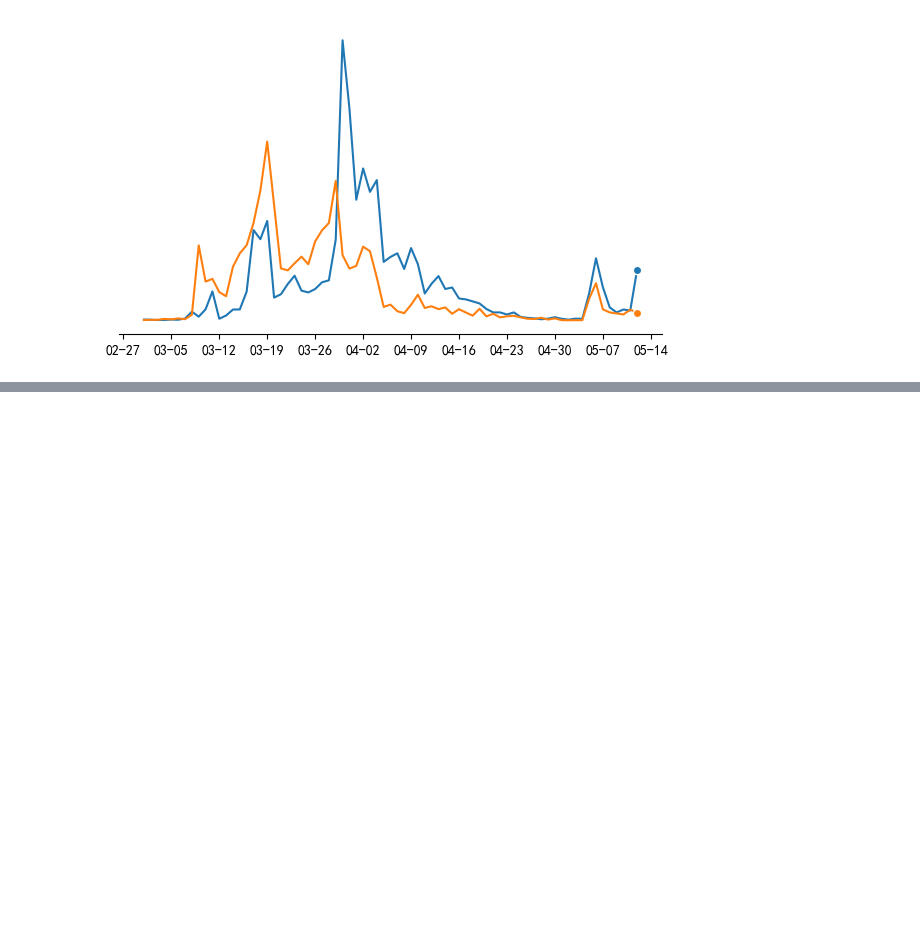
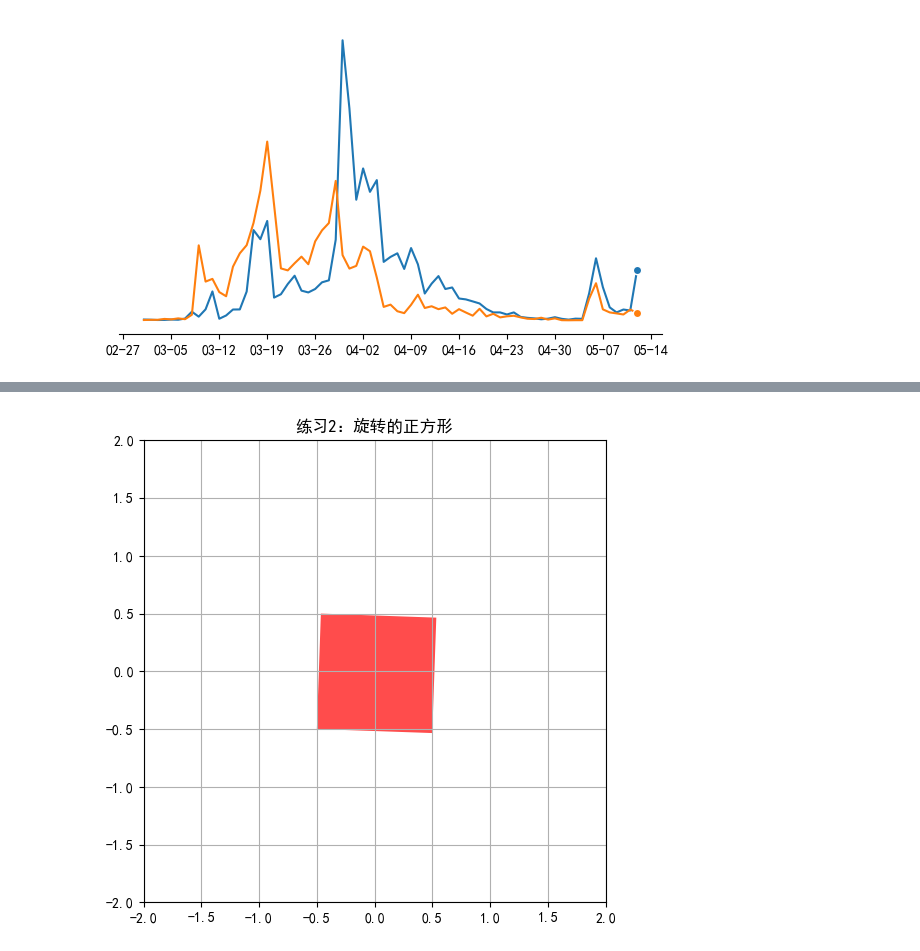
Before and after one commit to MercuryHaipeng/Python-Visualization-Tutorial, a Jupyter notebook: Chapter 6/6-2.ipynb, the cells around one changed output, grey strips where cells are left out. Saved outputs shown, nothing was run; the diff lists cells and outputs as text; code cells hidden in the pictures; blank space fills up the shorter version.

```diff
--- a/Chapter 6/6-2.ipynb
+++ b/Chapter 6/6-2.ipynb
@@ -66,0 +106,34 @@ ani.save('myline.gif',writer='pillow',fps=100)
+# %%
+# 2. 旋转的正方形
+import numpy as np
+import matplotlib.pyplot as plt
+from matplotlib.animation import FuncAnimation
+from matplotlib.patches import Rectangle
+
+plt.rcParams["font.sans-serif"] = ["SimHei"]  # 解决中文显示问题
+plt.rcParams["axes.unicode_minus"] = False
+# 创建画布和坐标轴
+fig, ax = plt.subplots(figsize=(6, 6))
+ax.set_xlim(-2, 2)
+ax.set_ylim(-2, 2)
+ax.set_aspect("equal")  # 保持纵横比一致
+ax.grid(True)  # 显示网格线
+
+# 创建一个正方形
+square = Rectangle((-0.5, -0.5), 1, 1, fc='red', alpha=0.7)
+ax.add_patch(square)
+
+def init():
+    square.set_angle(0)  # 初始角度为0
+    return [square]
+
+def update(frame):
+    square.set_angle(frame * 2)  # 每帧旋转2度
+    return [square]
+
+ani = FuncAnimation(fig, update, frames=180, init_func=init, blit=True, interval=30)
+plt.title("练习2：旋转的正方形")
+# plt.show()
+ani.save("square.gif", writer="pillow", fps=30)
+# %% [output]
+[figure, added]
```
Also changed, not shown: parts of 5 cells of this notebook, 5 other files.
